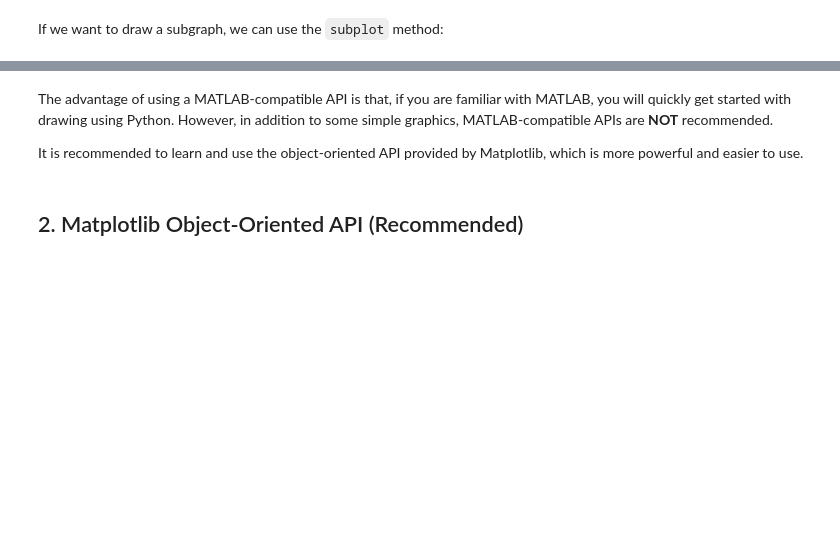
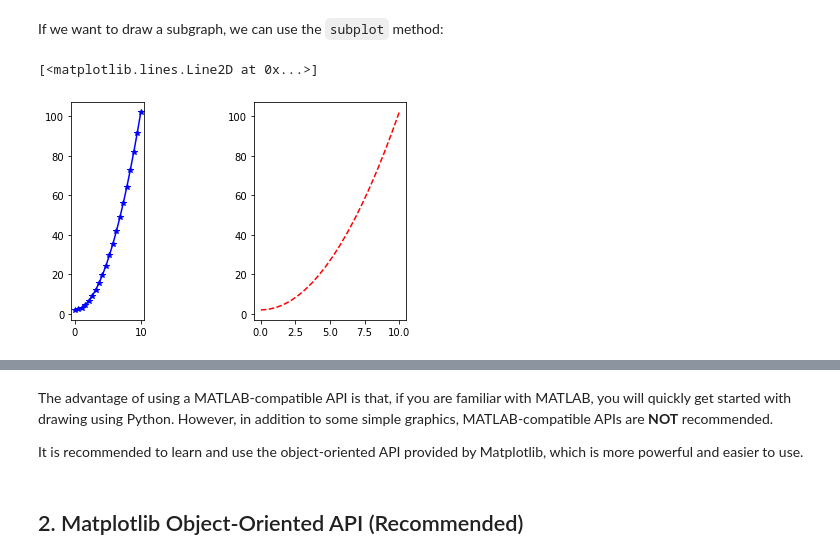
Before and after one commit to zahta/machine-learning, a Jupyter notebook: Notebook/labex_matplotlib.ipynb, the cells around one changed output, grey strips where cells are left out. Drawn from its saved outputs; the diff is of its cells as text; code cells hidden in the pictures; blank space fills up the shorter version.

```diff
--- a/Notebook/labex_matplotlib.ipynb
+++ b/Notebook/labex_matplotlib.ipynb
@@ -92,8 +74,11 @@ If we want to draw a subgraph, we can use the `subplot` method:
 # %%
 """Drawing a subgraph
 """
-pylab.subplot(1,2,1) # The contents of the brackets represent (rows, columns, indexes)
+pylab.subplot(1,2,2) # The contents of the brackets represent (rows, columns, indexes)
 pylab.plot(x, y, 'r--') # The third parameter here determines color and line style
 
-pylab.subplot(1,2,2)
-pylab.plot(y, x, 'g*-')
+pylab.subplot(1,4,1)
+pylab.plot(x,y, 'b*-')
+# %% [output]
+[<matplotlib.lines.Line2D at 0x...>]
+[figure, added]
```
Also changed, not shown: parts of 47 cells of this notebook, 4 other files.
